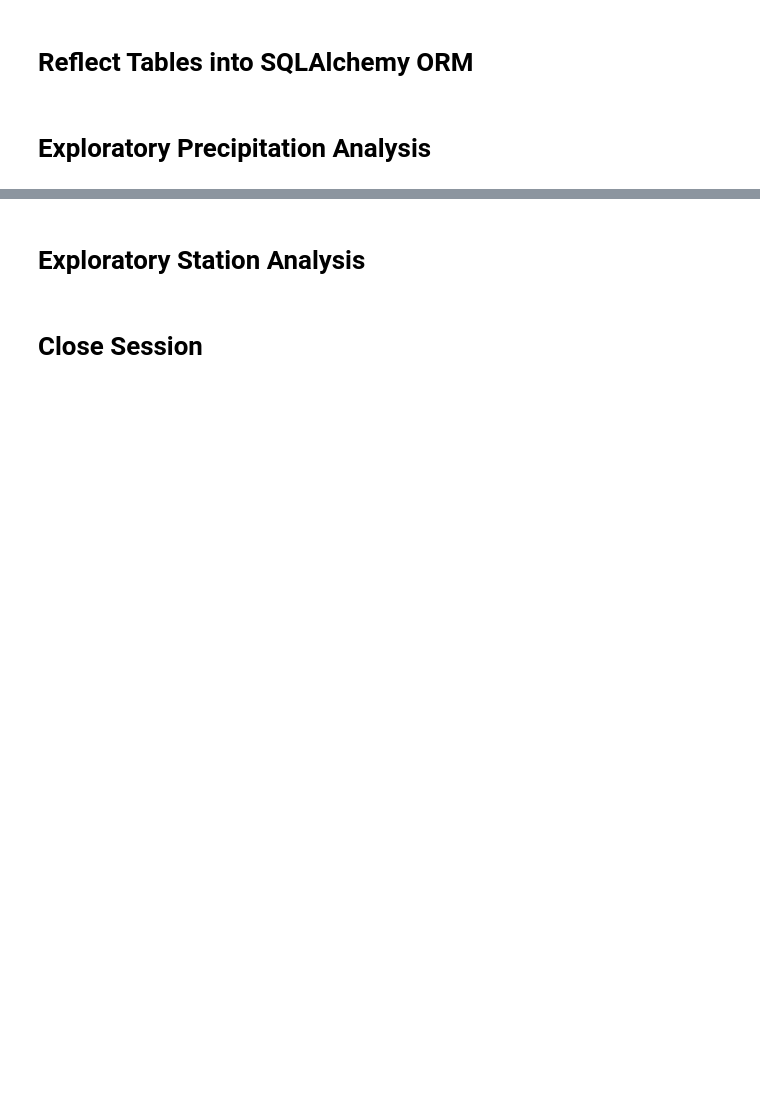
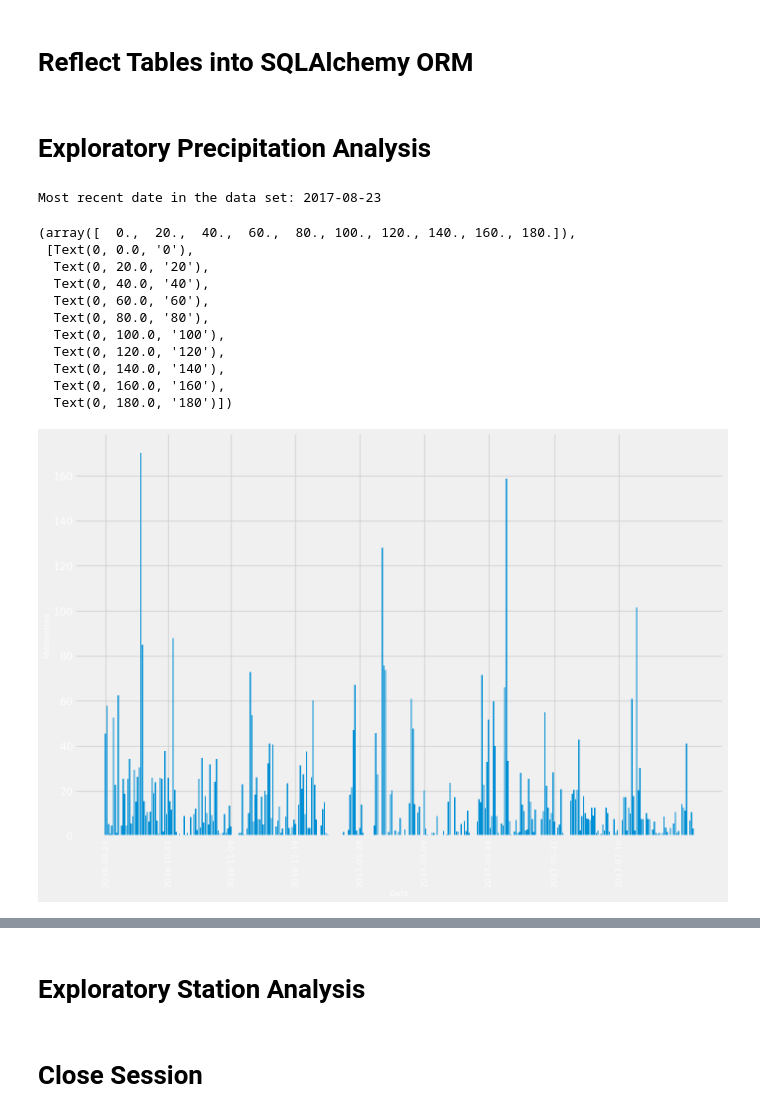
Before and after one commit to horsewell/sqlalchemy-challenge, a Jupyter notebook: SurfsUp/climate_starter.ipynb, the cells around one changed output, grey strips where cells are left out. Drawn from its saved outputs; the diff is of its cells as text; code cells hidden in the pictures; blank space fills up the shorter version.

Commit message:
Update climate_starter.ipynb
Exploratory Precipitation Analysis

```diff
--- a/SurfsUp/climate_starter.ipynb
+++ b/SurfsUp/climate_starter.ipynb
@@ -43,22 +43,61 @@ session = Session(engine)
 # Exploratory Precipitation Analysis
 # %%
 # Find the most recent date in the data set.
+recent_date = session.query(Measurement.date).order_by(Measurement.date.desc()).first()
+print(f"Most recent date in the data set: {recent_date[0]}")
+# %% [output]
+Most recent date in the data set: 2017-08-23
 # %%
 # Design a query to retrieve the last 12 months of precipitation data and plot the results.
 # Starting from the most recent data point in the database.
+last_date = session.query(func.max(Measurement.date)).scalar()
 
 # Calculate the date one year from the last date in data set.
-
+date_one_yr_ago_dt = dt.datetime.strptime(last_date, '%Y-%m-%d') - dt.timedelta(days=365)
 
 # Perform a query to retrieve the data and precipitation scores
+query_date = date_one_yr_ago_dt.strftime('%Y-%m-%d')
 
+last_year_precipitation = session.query(Measurement.date, Measurement.prcp).\
+            filter(Measurement.date >= '2016-08-23').all()
 
 # Save the query results as a Pandas DataFrame. Explicitly set the column names
-
+last_year_precipitation_df = pd.DataFrame(last_year_precipitation, columns=['Date','Precipitation'])
 
 # Sort the dataframe by date
 
+last_year_precipitation_df.set_index('Date', inplace=True)
+last_year_precipitation_df.head()
 
 # Use Pandas Plotting with Matplotlib to plot the data
+
+plt.figure(figsize=(15, 10))
+plt.bar(last_year_precipitation_df.index, last_year_precipitation_df['Precipitation'])
+
+#plt.legend(['Precipitation'], loc="upper right",fontsize=15)
+
+# set x location
+xloc = ['2016-08-23', '2016-10-01', '2016-11-09', '2016-12-19', '2017-01-28', '2017-03-09', '2017-04-18','2017-05-31','2017-07-10']
+
+# xticks
+plt.xticks(xloc, rotation='vertical',fontsize=12)
+
+# Labels
+plt.xlabel('Date', fontsize=12)
+plt.ylabel("Millimetres",fontsize=12)
+plt.yticks(size=15)
+# %% [output]
+(array([  0.,  20.,  40.,  60.,  80., 100., 120., 140., 160., 180.]),
+ [Text(0, 0.0, '0'),
+  Text(0, 20.0, '20'),
+  Text(0, 40.0, '40'),
+  Text(0, 60.0, '60'),
+  Text(0, 80.0, '80'),
+  Text(0, 100.0, '100'),
+  Text(0, 120.0, '120'),
+  Text(0, 140.0, '140'),
+  Text(0, 160.0, '160'),
+  Text(0, 180.0, '180')])
+[figure, added]
 # %%
 # Use Pandas to calculate the summary statistics for the precipitation data
```
Also changed, not shown: parts of 1 cell of this notebook.
